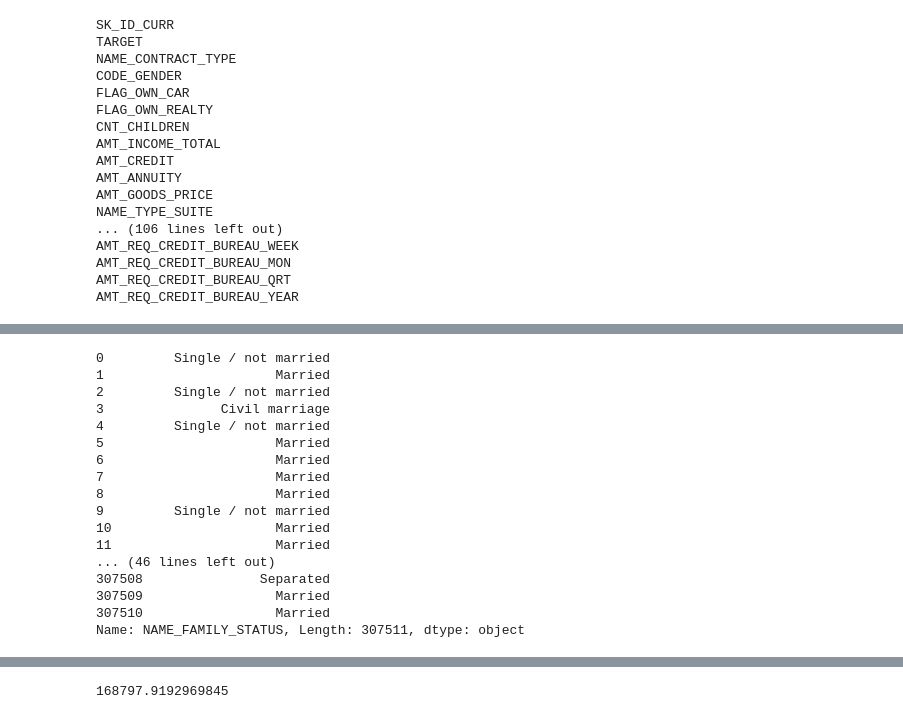
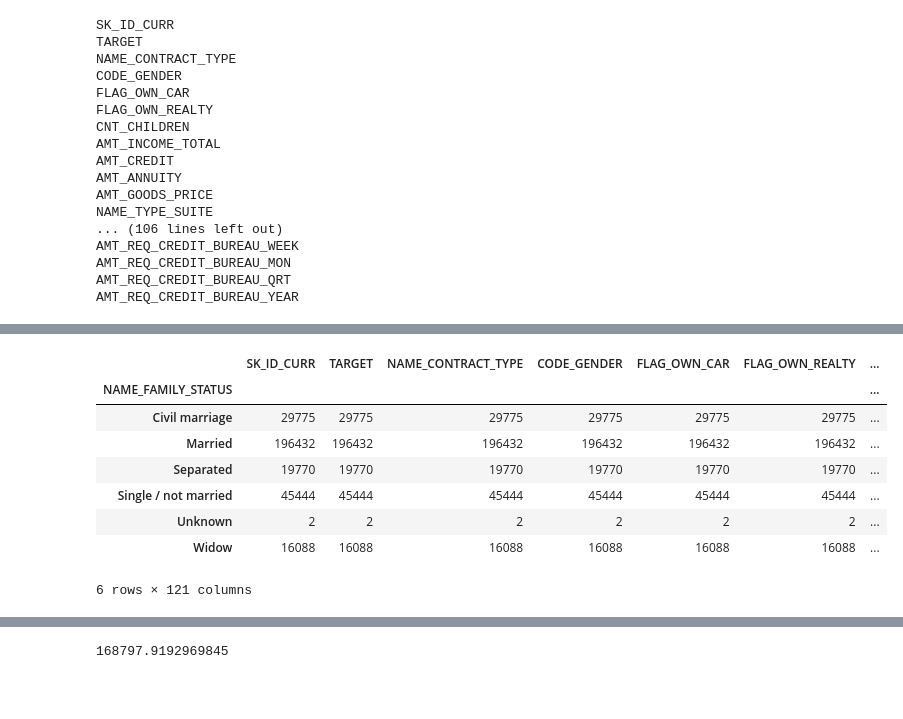
Before and after one commit to thisisfruit/2nd_ML100Days, a Jupyter notebook: homework/Day_005_HW.ipynb, the cells around one changed output, grey strips where cells are left out. Drawn from its saved outputs; the diff is of its cells as text; code cells hidden in the pictures; blank space fills up the shorter version.

```diff
--- a/homework/Day_005_HW.ipynb
+++ b/homework/Day_005_HW.ipynb
@@ -120,20 +105,12 @@ Name: CNT_CHILDREN, Length: 307511, dtype: int64
 # %%
-app_train['NAME_FAMILY_STATUS']
+app_train.groupby('NAME_FAMILY_STATUS').count()
 # %% [output]
+|  | SK_ID_CURR | TARGET | NAME_CONTRACT_TYPE | CODE_GENDER | FLAG_OWN_CAR | FLAG_OWN_REALTY | ... |
+| NAME_FAMILY_STATUS |  |  |  |  |  |  | ... |
+| Civil marriage | 29775 | 29775 | 29775 | 29775 | 29775 | 29775 | ... |
+| Married | 196432 | 196432 | 196432 | 196432 | 196432 | 196432 | ... |
+| Separated | 19770 | 19770 | 19770 | 19770 | 19770 | 19770 | ... |
+| Single / not married | 45444 | 45444 | 45444 | 45444 | 45444 | 45444 | ... |
+| Unknown | 2 | 2 | 2 | 2 | 2 | 2 | ... |
+| Widow | 16088 | 16088 | 16088 | 16088 | 16088 | 16088 | ... |
-0         Single / not married
-1                      Married
-2         Single / not married
-3               Civil marriage
-4         Single / not married
-5                      Married
-6                      Married
-7                      Married
-8                      Married
-9         Single / not married
-10                     Married
-11                     Married
-... (46 lines left out)
-307508               Separated
-307509                 Married
-307510                 Married
-Name: NAME_FAMILY_STATUS, Length: 307511, dtype: object
+6 rows × 121 columns
```
Also changed, not shown: parts of 3 cells of this notebook.
